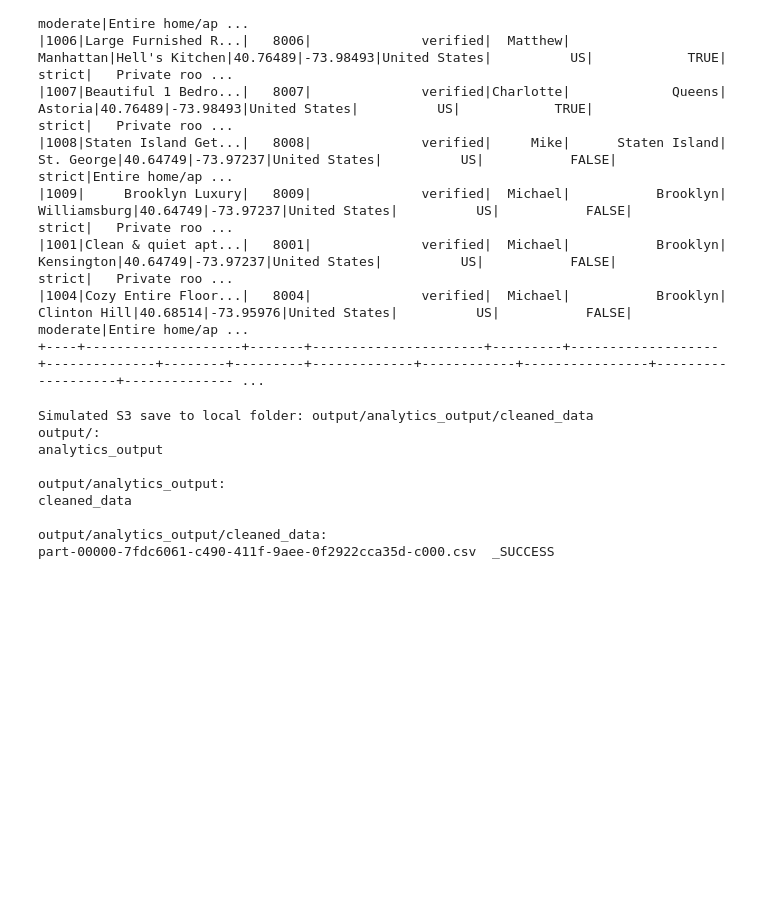
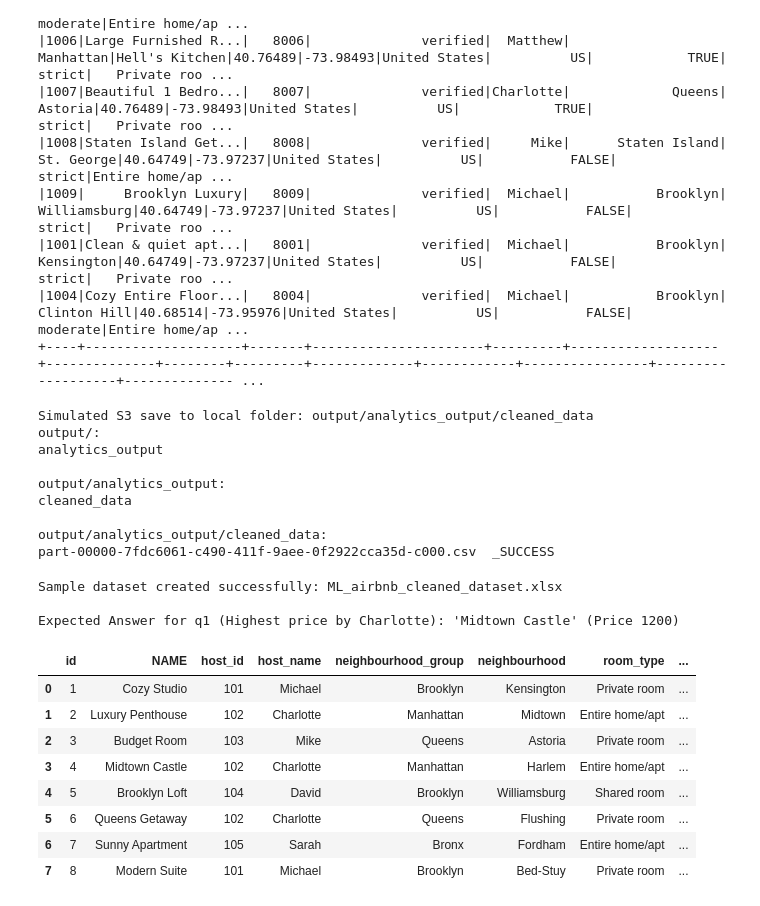
Before and after one commit to nikhilrssahu1/ML, a Jupyter notebook: TCS.ipynb, the cells around one changed output. Saved outputs shown, nothing was run; the diff lists cells and outputs as text; code cells hidden in the pictures; blank space fills up the shorter version.

```diff
--- a/TCS.ipynb
+++ b/TCS.ipynb
@@ -231,0 +262,63 @@ def result_2(input_df):
+# %%
+#PART 2
+import pandas as pd
+import numpy as np
+
+# Create sample data dictionary
+data = {
+    'id': [1, 2, 3, 4, 5, 6, 7, 8],
+    'NAME': [
+        'Cozy Studio',
+        'Luxury Penthouse',
+        'Budget Room',
+        'Midtown Castle',
+        'Brooklyn Loft',
+        'Queens Getaway',
+        'Sunny Apartment',
+        'Modern Suite'
+    ],
+    'host_id': [101, 102, 103, 102, 104, 102, 105, 101],
+    'host_name': [
+        'Michael',
+        'Charlotte', # Entry 1 for Charlotte
+        'Mike',
+        'Charlotte', # Entry 2 for Charlotte (Higher Price)
+        'David',
+        'Charlotte', # Entry 3 for Charlotte (Lower Price)
+        'Sarah',
+        'Michael'
+    ],
+    'neighbourhood_group': ['Brooklyn', 'Manhattan', 'Queens', 'Manhattan', 'Brooklyn', 'Queens', 'Bronx', 'Brooklyn'],
+    'neighbourhood': ['Kensington', 'Midtown', 'Astoria', 'Harlem', 'Williamsburg', 'Flushing', 'Fordham', 'Bed-Stuy'],
+    'room_type': ['Private room', 'Entire home/apt', 'Private room', 'Entire home/apt', 'Shared room', 'Private room', 'Entire home/apt', 'Private room'],
+    'cancellation_policy': ['strict', 'moderate', 'flexible', 'strict', 'moderate', 'flexible', 'strict', 'moderate'],
+    'construction_year': [2020, 2015, 2018, 2010, 2021, 2019, 2012, 2022],
+    'service_fee': [100, 200, 50, 150, 80, 120, 90, 110],
+    'review_rate_number': [4, 5, 3, 4, 2, 5, 4, 3],
+    # PRICE is the target variable (y)
+    'price': [500, 800, 300, 1200, 400, 600, 750, 550]
+}
+
+# Create DataFrame
+df = pd.DataFrame(data)
+
+# Save as Excel file (Simulating the S3 file)
+# Note: You might need to install openpyxl if it's not present: !pip install openpyxl
+df.to_excel("ML_airbnb_cleaned_dataset.xlsx", index=False)
+
+print("Sample dataset created successfully: ML_airbnb_cleaned_dataset.xlsx")
+print("\nExpected Answer for q1 (Highest price by Charlotte): 'Midtown Castle' (Price 1200)")
+df.head(8)
+# %% [output]
+Sample dataset created successfully: ML_airbnb_cleaned_dataset.xlsx
+
+Expected Answer for q1 (Highest price by Charlotte): 'Midtown Castle' (Price 1200)
+|  | id | NAME | host_id | host_name | neighbourhood_group | neighbourhood | room_type | ... |
+| 0 | 1 | Cozy Studio | 101 | Michael | Brooklyn | Kensington | Private room | ... |
+| 1 | 2 | Luxury Penthouse | 102 | Charlotte | Manhattan | Midtown | Entire home/apt | ... |
+| 2 | 3 | Budget Room | 103 | Mike | Queens | Astoria | Private room | ... |
+| 3 | 4 | Midtown Castle | 102 | Charlotte | Manhattan | Harlem | Entire home/apt | ... |
+| 4 | 5 | Brooklyn Loft | 104 | David | Brooklyn | Williamsburg | Shared room | ... |
+| 5 | 6 | Queens Getaway | 102 | Charlotte | Queens | Flushing | Private room | ... |
+| 6 | 7 | Sunny Apartment | 105 | Sarah | Bronx | Fordham | Entire home/apt | ... |
+| 7 | 8 | Modern Suite | 101 | Michael | Brooklyn | Bed-Stuy | Private room | ... |
```
Also changed, not shown: parts of 4 cells of this notebook.
